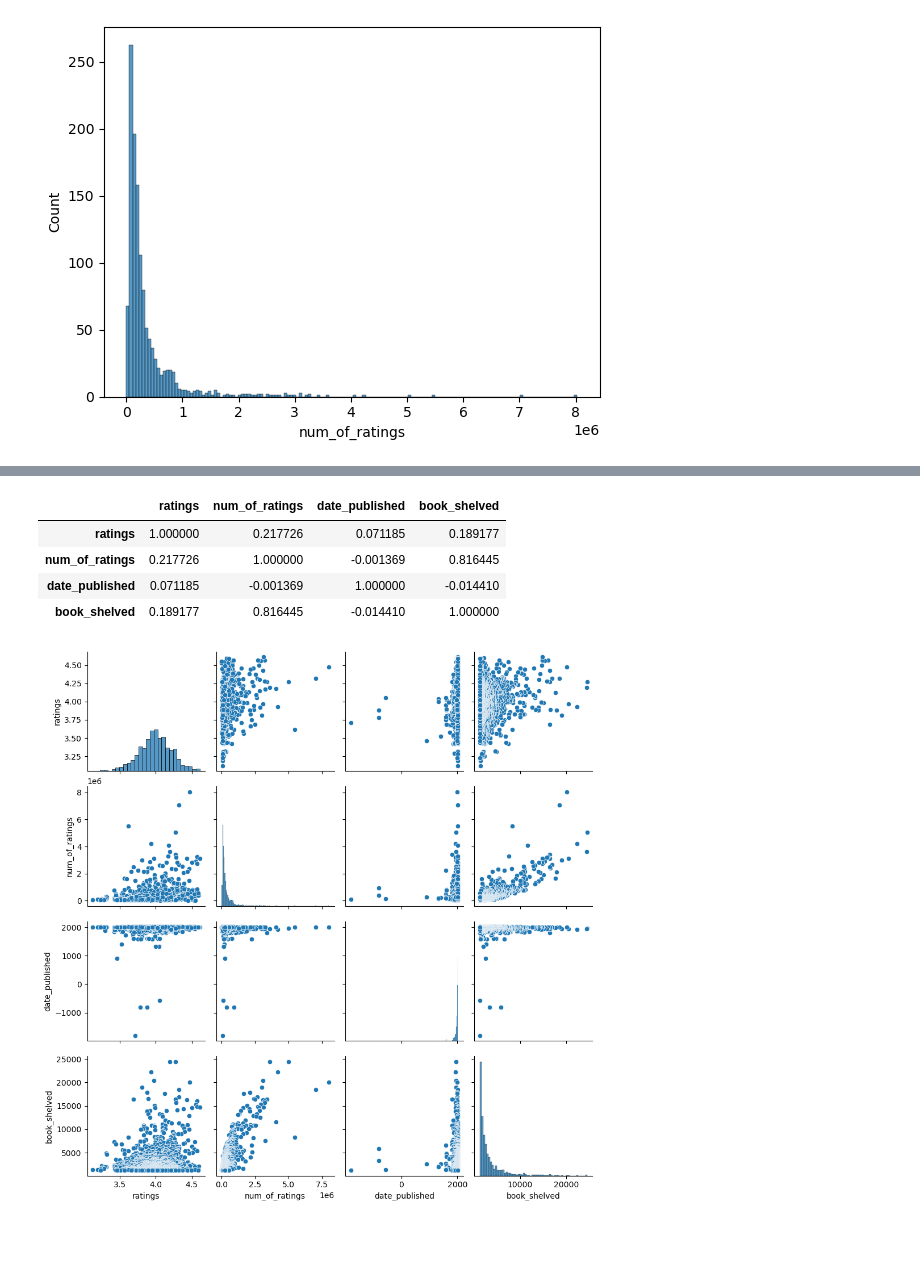
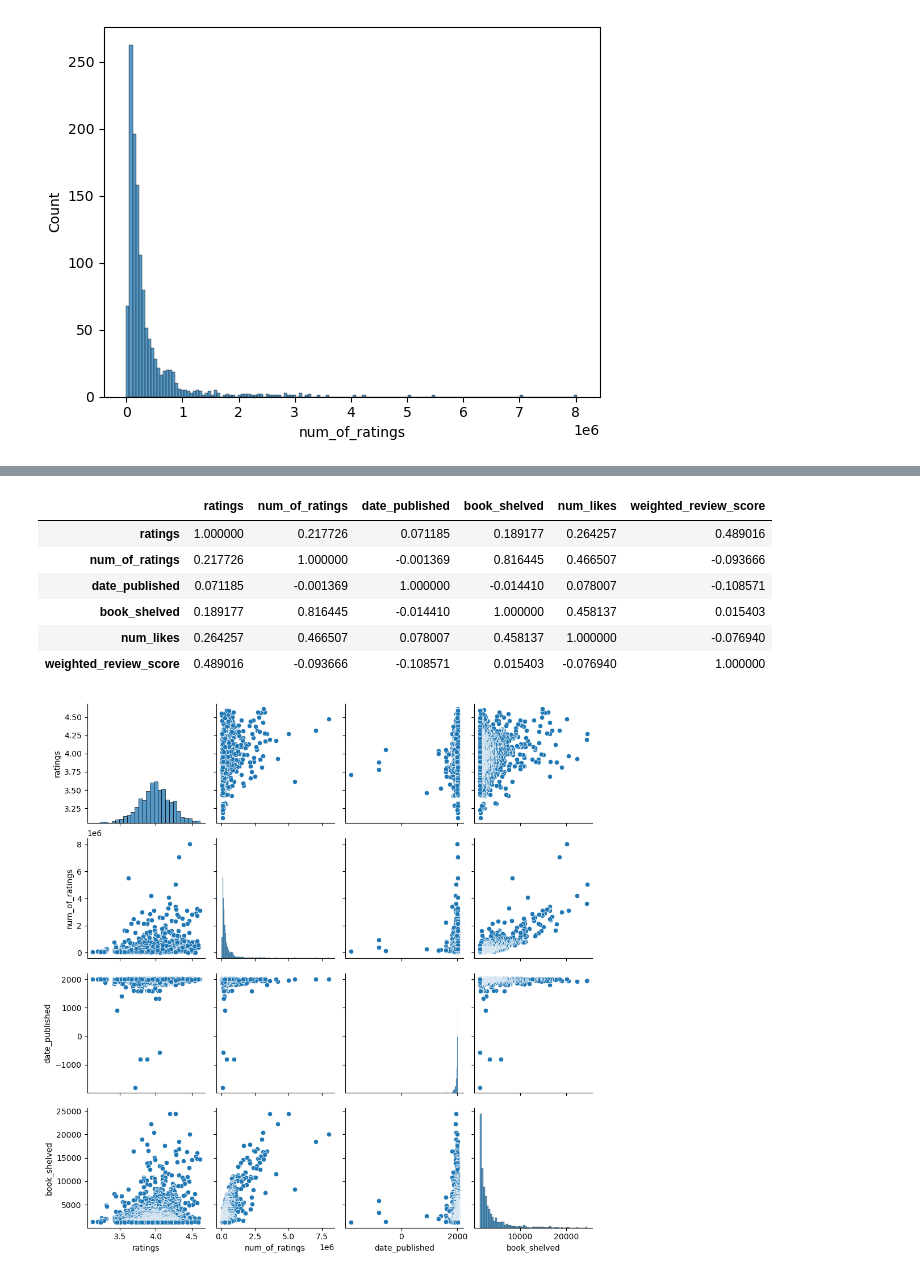
Before and after one commit to codeteme/goodreads_sales_prediction, a Jupyter notebook: scripts/analysis.ipynb, the cells around one changed output, grey strips where cells are left out. Saved outputs shown, nothing was run; the diff lists cells and outputs as text; code cells hidden in the pictures; blank space fills up the shorter version.

Commit message:
added weighted review score; re-run model

```diff
--- a/scripts/analysis.ipynb
+++ b/scripts/analysis.ipynb
@@ -3,7 +3,7 @@ import pandas as pd
 import matplotlib.pyplot as plt
 import seaborn as sns
 # %%
-df = pd.read_csv("goodreads.csv")
+df = pd.read_csv("fiction_review.csv")
 # %%
 df.head()
 # %% [output]
@@ -159,11 +179,13 @@ df.head()
 # %%
-df[['ratings', 'num_of_ratings', 'date_published', 'book_shelved']].corr()
+df[['ratings', 'num_of_ratings', 'date_published', 'book_shelved', 'num_likes', 'weighted_review_score']].corr()
 # %% [output]
-|  | ratings | num_of_ratings | date_published | book_shelved |
-| ratings | 1.000000 | 0.217726 | 0.071185 | 0.189177 |
-| num_of_ratings | 0.217726 | 1.000000 | -0.001369 | 0.816445 |
-| date_published | 0.071185 | -0.001369 | 1.000000 | -0.014410 |
-| book_shelved | 0.189177 | 0.816445 | -0.014410 | 1.000000 |
+|  | ratings | num_of_ratings | date_published | book_shelved | num_likes | weighted_review_score |
+| ratings | 1.000000 | 0.217726 | 0.071185 | 0.189177 | 0.264257 | 0.489016 |
+| num_of_ratings | 0.217726 | 1.000000 | -0.001369 | 0.816445 | 0.466507 | -0.093666 |
+| date_published | 0.071185 | -0.001369 | 1.000000 | -0.014410 | 0.078007 | -0.108571 |
+| book_shelved | 0.189177 | 0.816445 | -0.014410 | 1.000000 | 0.458137 | 0.015403 |
+| num_likes | 0.264257 | 0.466507 | 0.078007 | 0.458137 | 1.000000 | -0.076940 |
+| weighted_review_score | 0.489016 | -0.093666 | -0.108571 | 0.015403 | -0.076940 | 1.000000 |
 # %%
 sns.pairplot(df[['ratings', 'num_of_ratings', 'date_published', 'book_shelved']])
 plt.show()
```
Also changed, not shown: parts of 9 cells of this notebook, 11 other files.
